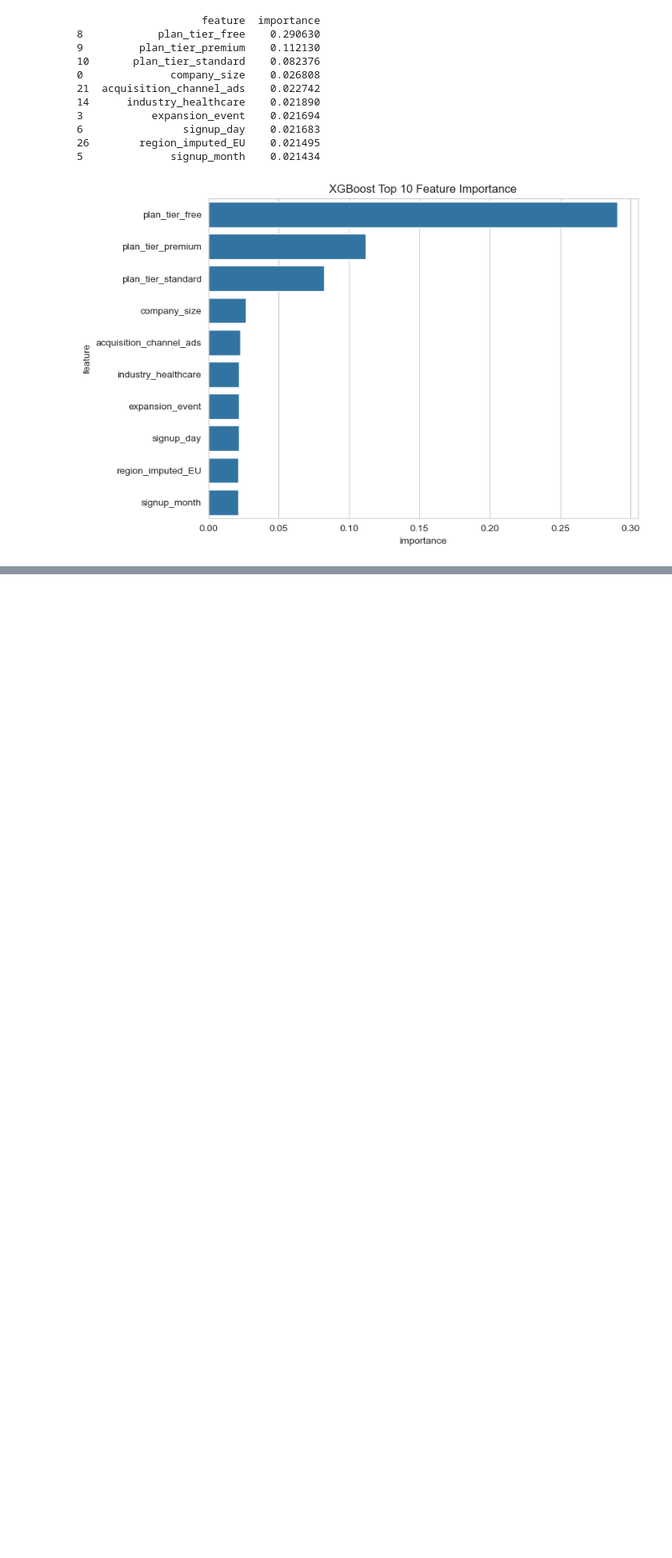
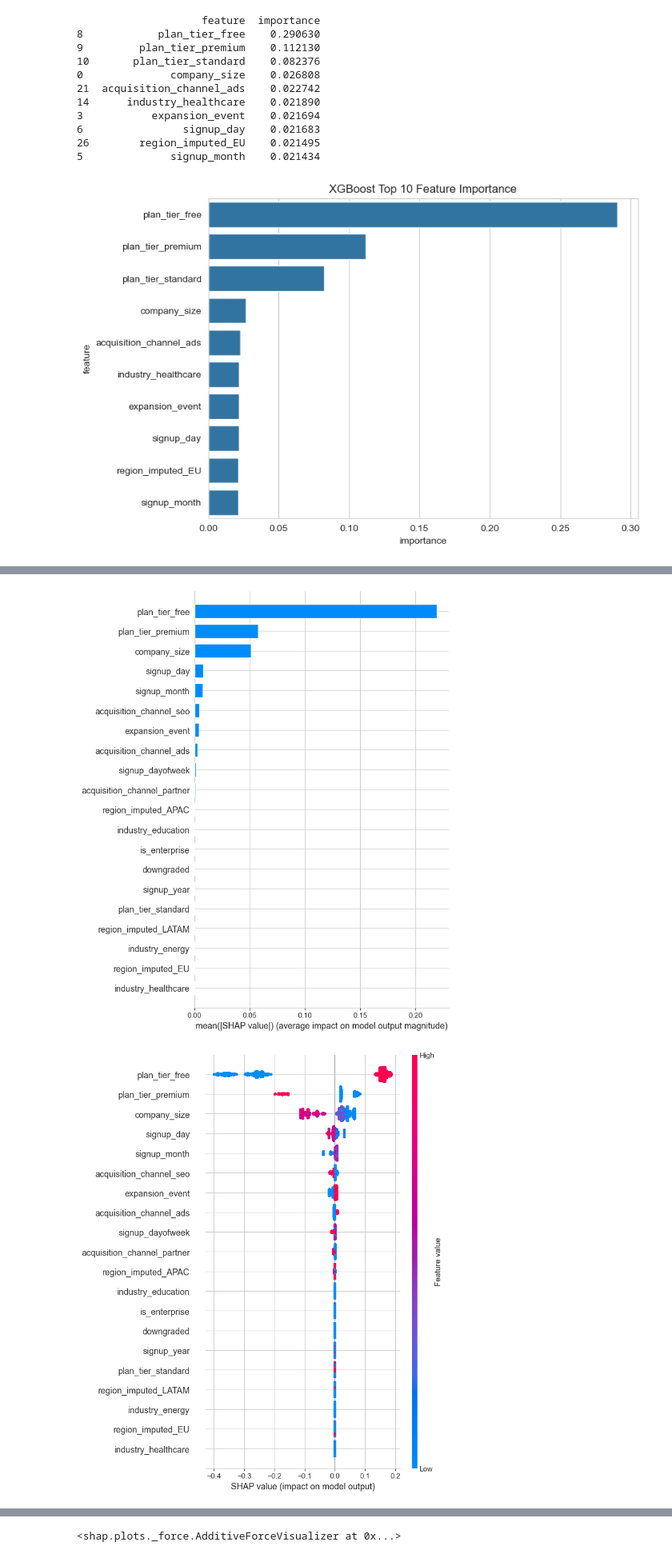
Before and after one commit to minjun504/atlassian_presentation, a Jupyter notebook: content/modelling.ipynb, the cells around one changed output, grey strips where cells are left out. Shown at 80% size. Drawn from its saved outputs; the diff is of its cells as text; code cells hidden in the pictures; blank space fills up the shorter version.

Commit message:
Added SHAP

```diff
--- a/content/modelling.ipynb
+++ b/content/modelling.ipynb
@@ -610,6 +610,22 @@ best_idx = np.nanargmax(f1)
 
 print("Best threshold:", thresholds[best_idx])
 print("Best F1:", f1[best_idx])
+
+# Select best XGBoost Model
+best_xgb = xgb_search.best_estimator_
+
+y_pred_proba = best_xgb.predict_proba(X_test)[:, 1]
+
+best_threshold = 0.51  # from your PR curve result (or 0.4–0.5)
+
+y_pred_final = (y_pred_proba >= best_threshold).astype(int)
+
+from sklearn.metrics import classification_report, roc_auc_score, confusion_matrix
+
+print(classification_report(y_test, y_pred_final))
+print("ROC AUC:", roc_auc_score(y_test, y_pred_proba))
+
+cm = confusion_matrix(y_test, y_pred_final)
 # %% [output]
 Fitting 3 folds for each of 30 candidates, totalling 90 fits
               precision    recall  f1-score   support
@@ -633,0 +662,22 @@ Best F1: 0.26817613761670217
+# %%
+explainer = shap.TreeExplainer(best_xgb)
+shap_values = explainer.shap_values(X_train)
+
+# Global Feature Importance
+shap.summary_plot(shap_values, X_train, plot_type="bar")
+
+# Beeswarm Plot
+shap.summary_plot(shap_values, X_train)
+
+# Single Prediction Explanation
+i = 0  # choose any row
+
+shap.initjs()
+shap.force_plot(
+    explainer.expected_value,
+    shap_values[i],
+    X_train.iloc[i]
+)
+# %% [output]
+[figure, added]
+[figure, added]
@@ -633,0 +685 @@ Best F1: 0.26817613761670217
+<shap.plots._force.AdditiveForceVisualizer at 0x...>
```
Also changed, not shown: parts of 3 cells of this notebook.
